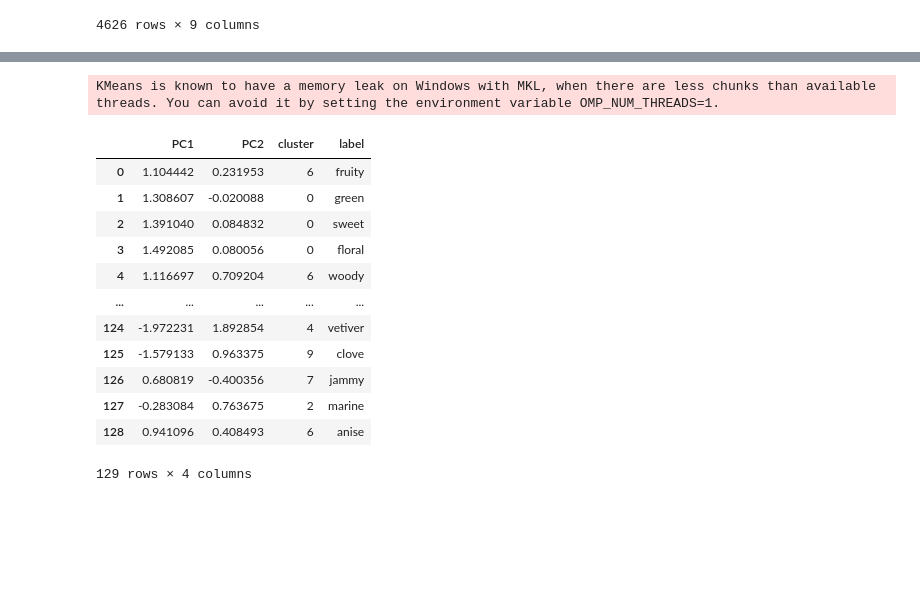
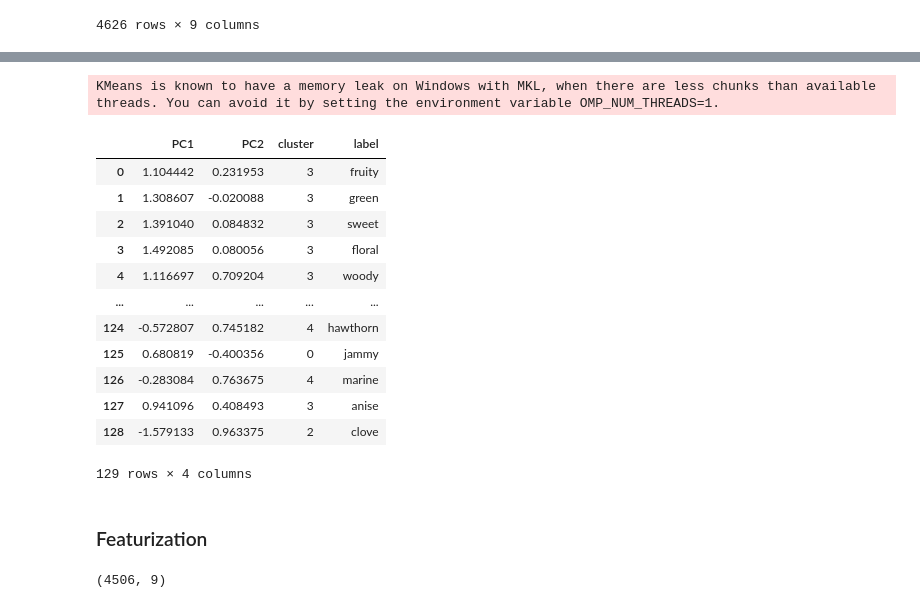
Before and after one commit to cluiverto/osmo, a Jupyter notebook: notebooks/goodscents.ipynb, the cells around one changed output, grey strips where cells are left out. Drawn from its saved outputs; the diff is of its cells as text; code cells hidden in the pictures; blank space fills up the shorter version.

```diff
--- a/notebooks/goodscents.ipynb
+++ b/notebooks/goodscents.ipynb
@@ -41,0 +40,3 @@ label_frequencies(df, labels_column='Labels')
+# %%
+df = reduce_df(df, minimum=30)
+df#
@@ -104,20 +91,26 @@ similarity
 # %%
 from predicting_odor_from_molecular_structure import plotly_pca_kmeans
 #plotly_pca_kmeans(similarity, n_components=2, n_clusters=6)
-coords, clusters, df_plot = plotly_pca_kmeans(similarity, n_components=2, n_clusters=10)
+coords, clusters, df_plot = plotly_pca_kmeans(similarity, n_components=2, n_clusters=9)
 df_plot
 # %% [output]
 KMeans is known to have a memory leak on Windows with MKL, when there are less chunks than available threads. You can avoid it by setting the environment variable OMP_NUM_THREADS=1.
 |  | PC1 | PC2 | cluster | label |
-| 0 | 1.104442 | 0.231953 | 6 | fruity |
-| 1 | 1.308607 | -0.020088 | 0 | green |
-| 2 | 1.391040 | 0.084832 | 0 | sweet |
-| 3 | 1.492085 | 0.080056 | 0 | floral |
-| 4 | 1.116697 | 0.709204 | 6 | woody |
+| 0 | 1.104442 | 0.231953 | 3 | fruity |
+| 1 | 1.308607 | -0.020088 | 3 | green |
+| 2 | 1.391040 | 0.084832 | 3 | sweet |
+| 3 | 1.492085 | 0.080056 | 3 | floral |
+| 4 | 1.116697 | 0.709204 | 3 | woody |
 | ... | ... | ... | ... | ... |
-| 124 | -1.972231 | 1.892854 | 4 | vetiver |
-| 125 | -1.579133 | 0.963375 | 9 | clove |
-| 126 | 0.680819 | -0.400356 | 7 | jammy |
-| 127 | -0.283084 | 0.763675 | 2 | marine |
-| 128 | 0.941096 | 0.408493 | 6 | anise |
+| 124 | -0.572807 | 0.745182 | 4 | hawthorn |
+| 125 | 0.680819 | -0.400356 | 0 | jammy |
+| 126 | -0.283084 | 0.763675 | 4 | marine |
+| 127 | 0.941096 | 0.408493 | 3 | anise |
+| 128 | -1.579133 | 0.963375 | 2 | clove |
 129 rows × 4 columns
+# %% [markdown]
+### Featurization
+# %%
+df.shape
+# %% [output]
+(4506, 9)
```
Also changed, not shown: parts of 23 cells of this notebook, 2 other files.
